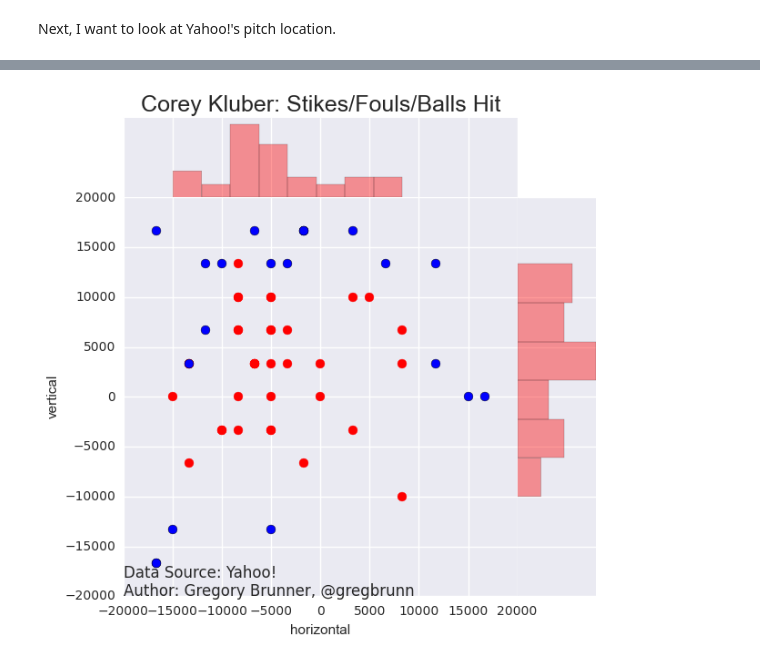
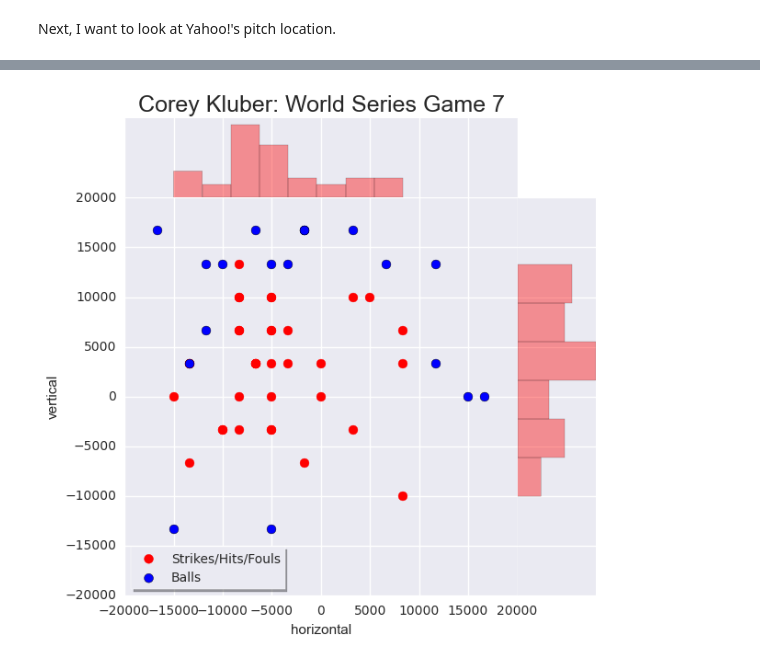
Before and after one commit to gbrunner/yahoo-mlb-play-by-play, a Jupyter notebook: Game 7.ipynb, the cells around one changed output, grey strips where cells are left out. Cells and saved outputs as stored; diff of their text form; code cells hidden in the pictures.

Commit message:
updated plot with legend

```diff
--- a/Game 7.ipynb
+++ b/Game 7.ipynb
@@ -182,39 +188,42 @@ joint_chart = sns.jointplot(kluber_others.horizontal,
                                  s=50,
                                  kind='scatter',
                                  space=0,
+                                 label='Strikes/Hits/Fouls',
                                  alpha=1.0)
 
 joint_chart.fig.set_size_inches(6,6)
 
 joint_chart.x = kluber_balls.horizontal
 joint_chart.y = kluber_balls.vertical
-joint_chart.plot_joint(plt.scatter, marker='o', c='b', s=50)
+joint_chart.plot_joint(plt.scatter, marker='o', c='b', s=50,label='Balls')
 
 # A joint plot has 3 Axes, the first one called ax_joint
 # is the one we want to draw our court onto and adjust some other settings
 ax = joint_chart.ax_joint
 
 # Adjust the axis limits and orientation of the plot in order
 # to plot half court, with the hoop by the top of the plot
 ax.set_xlim(-20000,20000)
 ax.set_ylim(-20000, 20000)
 
 # Get rid of axis labels and tick marks
 #ax.set_xlabel('')
 #ax.set_ylabel('')
 #ax.tick_params(labelbottom='off', labelleft='off')
 
 # Add a title
-ax.set_title('Corey Kluber: Stikes/Fouls/Balls Hit',
+ax.set_title('Corey Kluber: World Series Game 7',
              y=1.2, fontsize=18)
+ax.legend(loc=3, frameon=True, shadow=True)
+
 
 # Add Data Scource and Author
-ax.text(-20000,-20000,'Data Source: Yahoo!'
-        '\nAuthor: Gregory Brunner, @gregbrunn',
-        fontsize=12)
+#ax.text(-20000,-20000,'Data Source: Yahoo!'
+#        '\nAuthor: Gregory Brunner, @gregbrunn',
+#        fontsize=12)
 
 plt.show()
 # %% [output]
-[figure, old version]
+[figure, new version]
 # %%
 play_by_play = game_data['service']['boxscore']['gameplay_by_play']['mlb.g.'+game_id]
```
Also changed, not shown: parts of 6 cells of this notebook.
